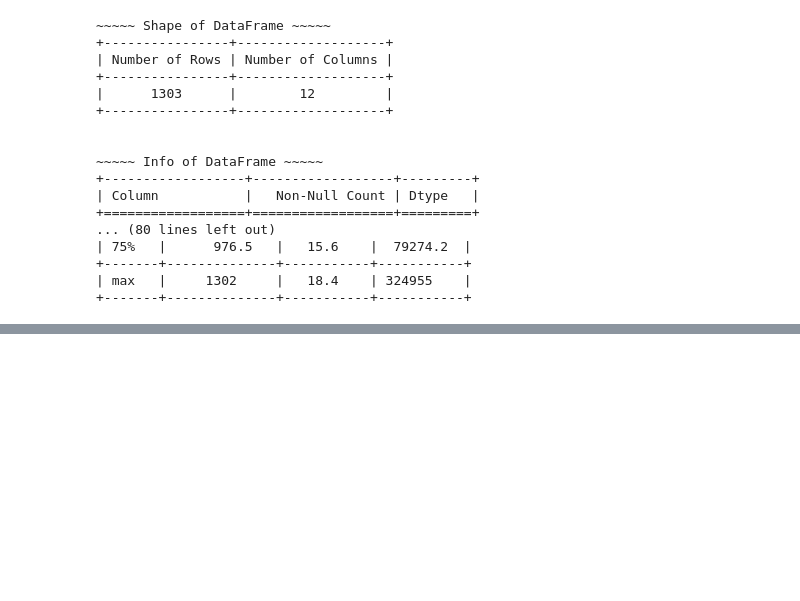
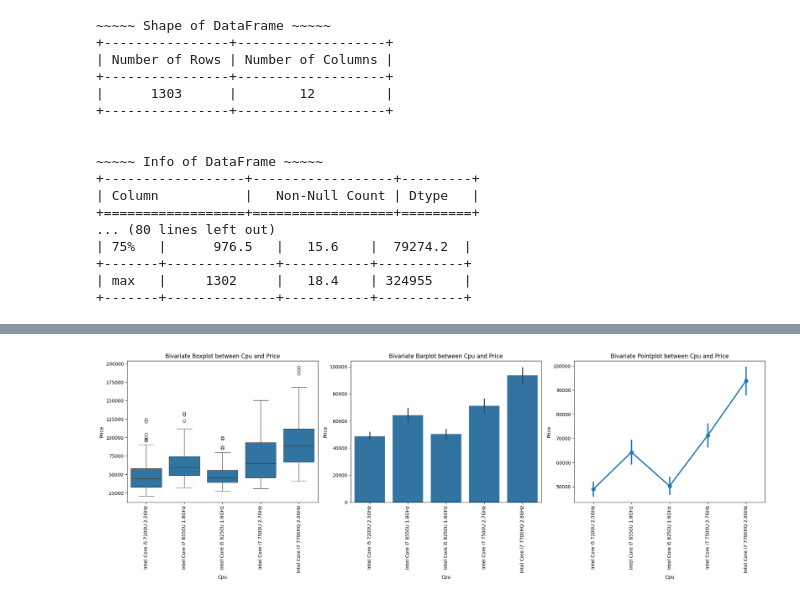
Before and after one commit to FasilHameed/Laptop-Price-Predictor, a Jupyter notebook: Laptop Price Prediction.ipynb, the cells around one changed output, grey strips where cells are left out. Drawn from its saved outputs; the diff is of its cells as text; code cells hidden in the pictures; blank space fills up the shorter version.

```diff
--- a/Laptop Price Prediction.ipynb
+++ b/Laptop Price Prediction.ipynb
@@ -351,0 +241,5 @@ lineplot_impact(df, columns_of_interest)
+# %%
+top_5_cpu = df['Cpu'].value_counts().index[:5]
+bivariate_analysis(df[df['Cpu'].isin(top_5_cpu)], 'Cpu', 'Price')
+# %% [output]
+[figure, added]
```
Also changed, not shown: parts of 21 cells of this notebook, 2 other files.
